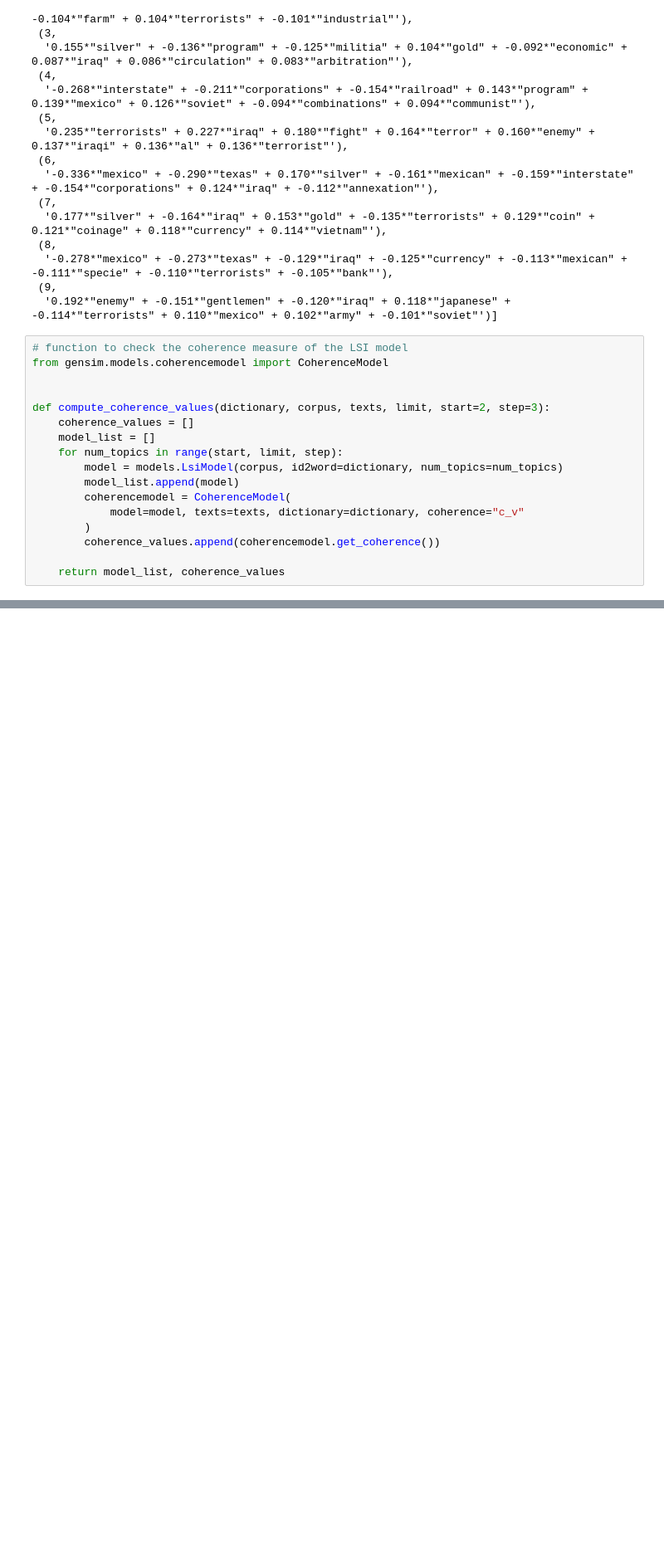
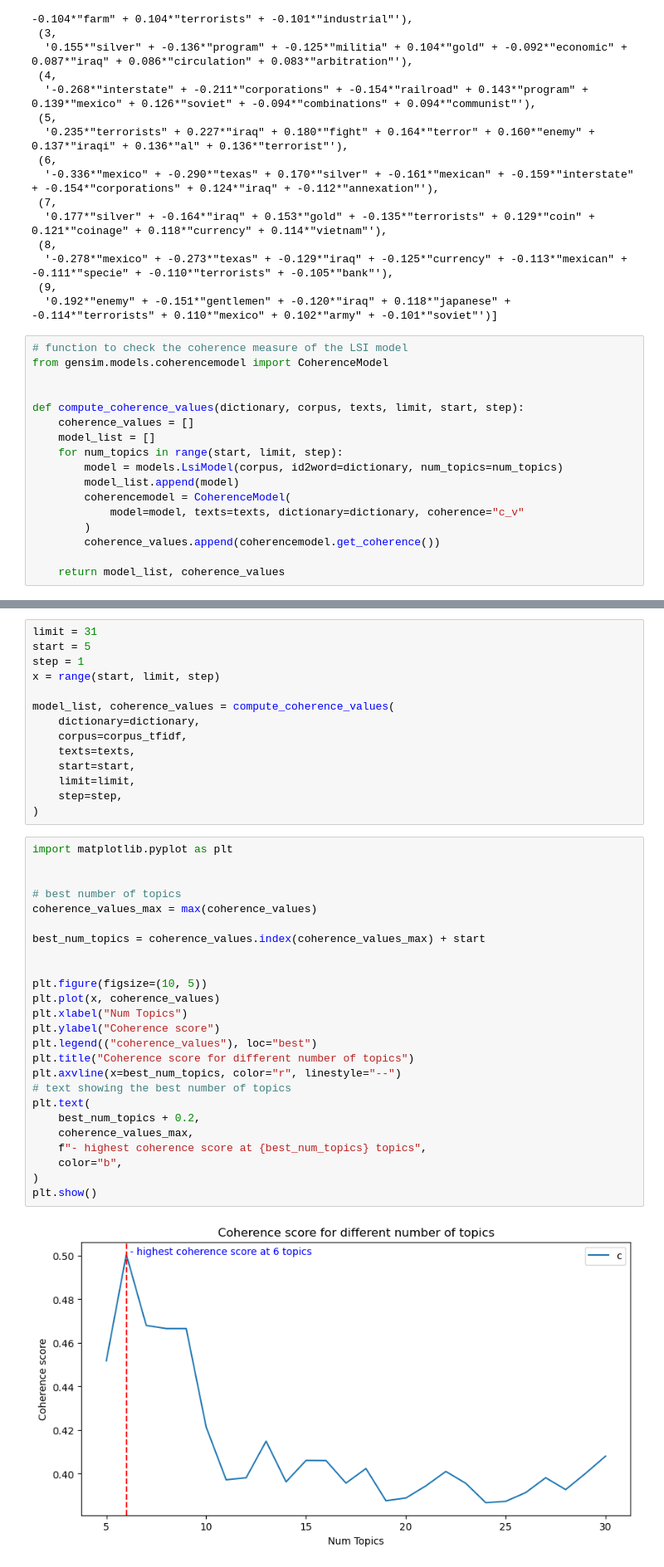
Before and after one commit to ajulthomas/ai-techniques, a Jupyter notebook: assignment_2/u3253992_ajulthomas_assignment2.ipynb, the cells around one changed output, grey strips where cells are left out. Shown: that part at 83% size. Saved outputs shown, nothing was run; the diff lists cells and outputs as text; blank space fills up the shorter version.

Commit message:
LSI model network graph completed

```diff
--- a/assignment_2/u3253992_ajulthomas_assignment2.ipynb
+++ b/assignment_2/u3253992_ajulthomas_assignment2.ipynb
@@ -485,7 +485,7 @@ lsi_model.print_topics(num_topics=10, num_words=8)
 from gensim.models.coherencemodel import CoherenceModel
 
 
-def compute_coherence_values(dictionary, corpus, texts, limit, start=2, step=3):
+def compute_coherence_values(dictionary, corpus, texts, limit, start, step):
     coherence_values = []
     model_list = []
     for num_topics in range(start, limit, step):
@@ -518,0 +500,41 @@ ValueError: x and y must have same first dimension, but have shapes (25,) and (1
+# %%
+limit = 31
+start = 5
+step = 1
+x = range(start, limit, step)
+
+model_list, coherence_values = compute_coherence_values(
+    dictionary=dictionary,
+    corpus=corpus_tfidf,
+    texts=texts,
+    start=start,
+    limit=limit,
+    step=step,
+)
+# %%
+import matplotlib.pyplot as plt
+
+
+# best number of topics
+coherence_values_max = max(coherence_values)
+
+best_num_topics = coherence_values.index(coherence_values_max) + start
+
+
+plt.figure(figsize=(10, 5))
+plt.plot(x, coherence_values)
+plt.xlabel("Num Topics")
+plt.ylabel("Coherence score")
+plt.legend(("coherence_values"), loc="best")
+plt.title("Coherence score for different number of topics")
+plt.axvline(x=best_num_topics, color="r", linestyle="--")
+# text showing the best number of topics
+plt.text(
+    best_num_topics + 0.2,
+    coherence_values_max,
+    f"- highest coherence score at {best_num_topics} topics",
+    color="b",
+)
+plt.show()
+# %% [output]
+[figure, added]
```
Also changed, not shown: parts of 5 cells of this notebook.
